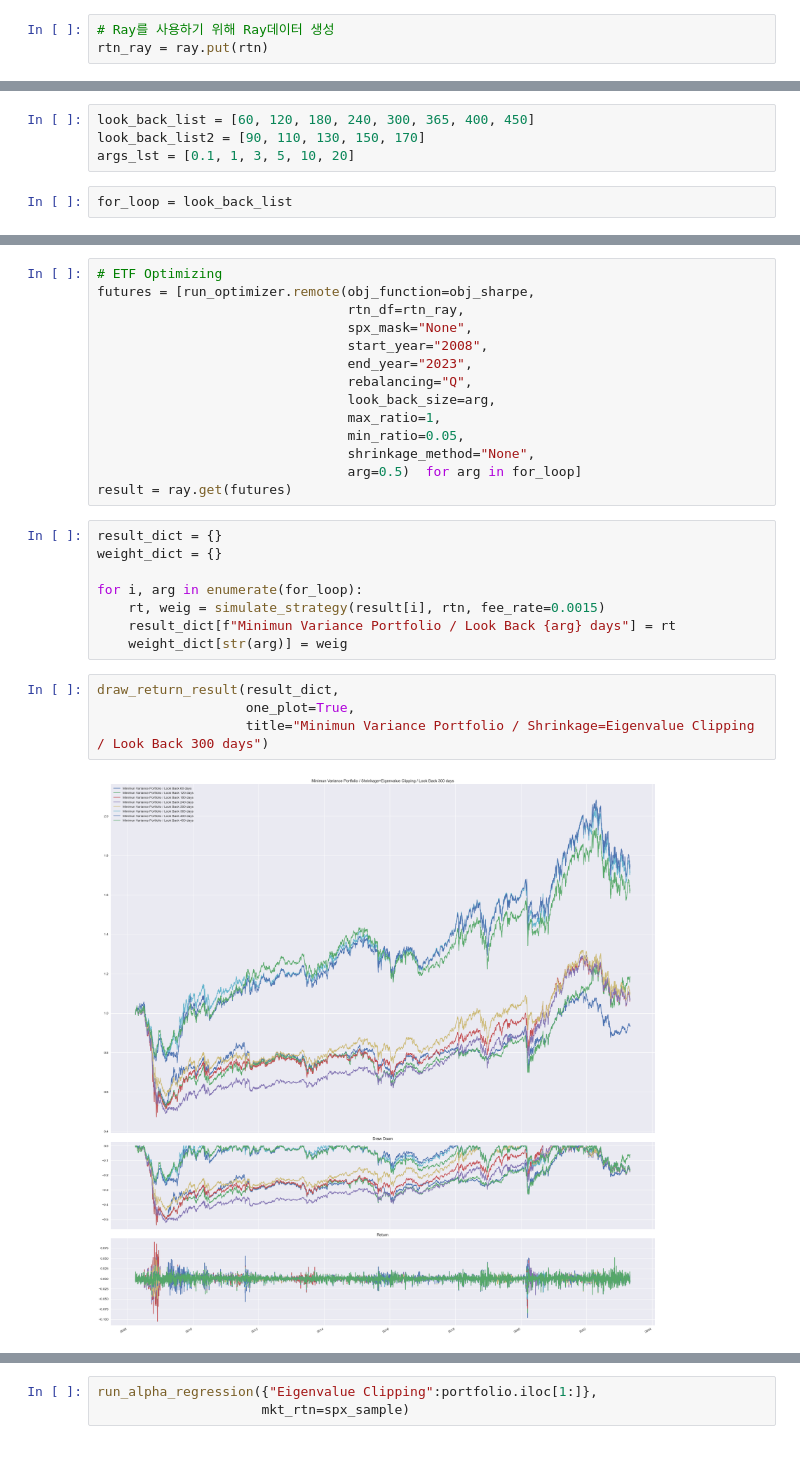
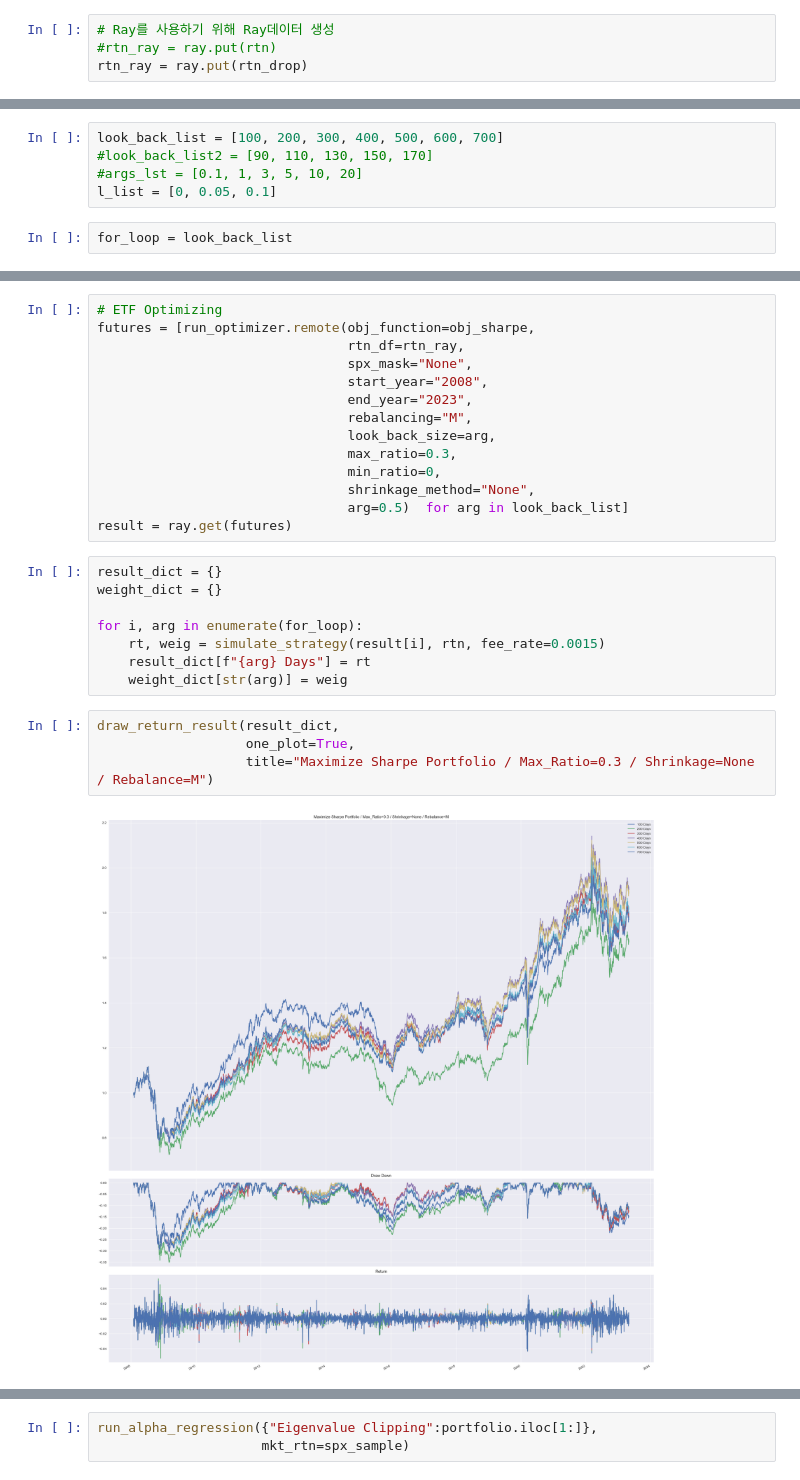
Before and after one commit to Je-Hyeon/Portfolio-Optimization-2023-FR-Project-, a Jupyter notebook: optimize_pf_etf.ipynb, the cells around one changed output, grey strips where cells are left out. Drawn from its saved outputs; the diff is of its cells as text.

```diff
--- a/optimize_pf_etf.ipynb
+++ b/optimize_pf_etf.ipynb
@@ -40,6 +48,7 @@ rtn
 # %%
 # Ray를 사용하기 위해 Ray데이터 생성
-rtn_ray = ray.put(rtn)
+#rtn_ray = ray.put(rtn)
+rtn_ray = ray.put(rtn_drop)
 # %%
 # S&P500 마켓 데이터 (결과 비교를 위해)
 spx = pd.read_csv("Data/spx_hist.csv",
@@ -55,8 +64,9 @@ problem = [pd.Timestamp('2021-07-03 00:00:00'),
 
 spx = spx.drop(problem)
 # %%
-look_back_list = [60, 120, 180, 240, 300, 365, 400, 450]
-look_back_list2 = [90, 110, 130, 150, 170]
-args_lst = [0.1, 1, 3, 5, 10, 20]
+look_back_list = [100, 200, 300, 400, 500, 600, 700]
+#look_back_list2 = [90, 110, 130, 150, 170]
+#args_lst = [0.1, 1, 3, 5, 10, 20]
+l_list = [0, 0.05, 0.1]
 # %%
 for_loop = look_back_list
@@ -67,12 +81,12 @@ futures = [run_optimizer.remote(obj_function=obj_sharpe,
                                 spx_mask="None",
                                 start_year="2008",
                                 end_year="2023",
-                                rebalancing="Q",
+                                rebalancing="M",
                                 look_back_size=arg,
-                                max_ratio=1,
-                                min_ratio=0.05,
+                                max_ratio=0.3,
+                                min_ratio=0,
                                 shrinkage_method="None",
-                                arg=0.5)  for arg in for_loop]
+                                arg=0.5)  for arg in look_back_list]
 result = ray.get(futures)
 # %%
 result_dict = {}
@@ -80,13 +94,13 @@ weight_dict = {}
 
 for i, arg in enumerate(for_loop):
     rt, weig = simulate_strategy(result[i], rtn, fee_rate=0.0015)
-    result_dict[f"Minimun Variance Portfolio / Look Back {arg} days"] = rt
+    result_dict[f"{arg} Days"] = rt
     weight_dict[str(arg)] = weig
 # %%
 draw_return_result(result_dict,
                    one_plot=True,
-                   title="Minimun Variance Portfolio / Shrinkage=Eigenvalue Clipping / Look Back 300 days")
+                   title="Maximize Sharpe Portfolio / Max_Ratio=0.3 / Shrinkage=None / Rebalance=M")
 # %% [output]
-[figure, old version]
+[figure, new version]
 # %%
 stats = print_statistics(result_dict)
```
Also changed, not shown: parts of 11 cells of this notebook, 9 other files.
